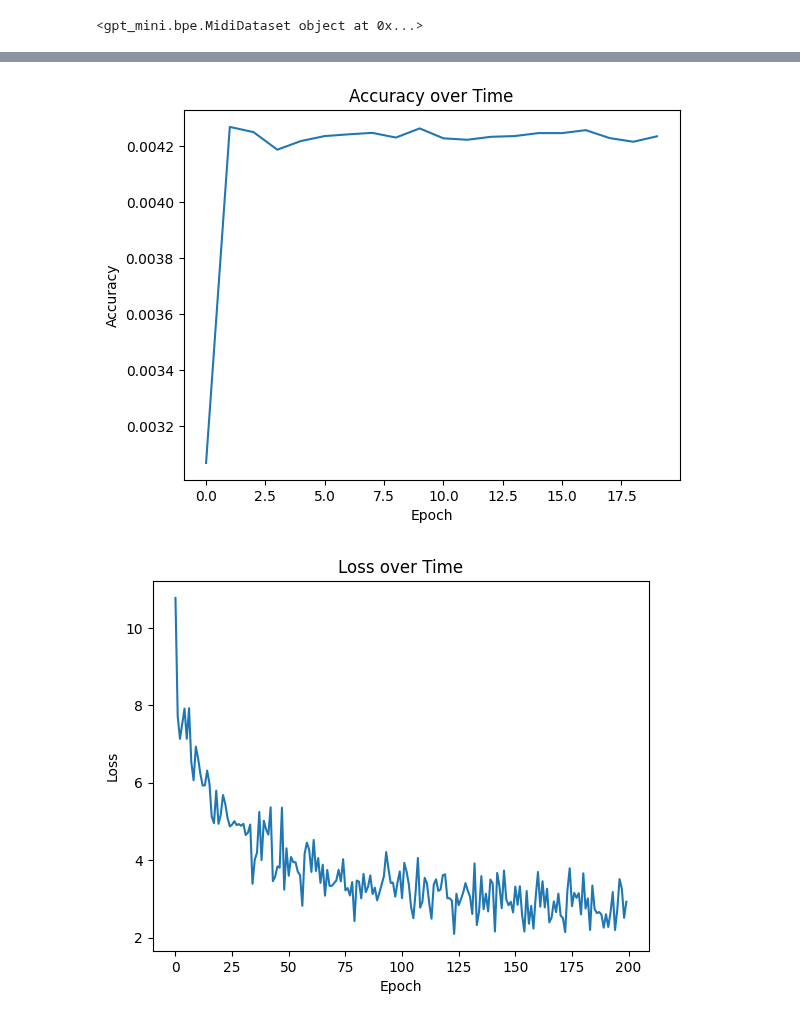
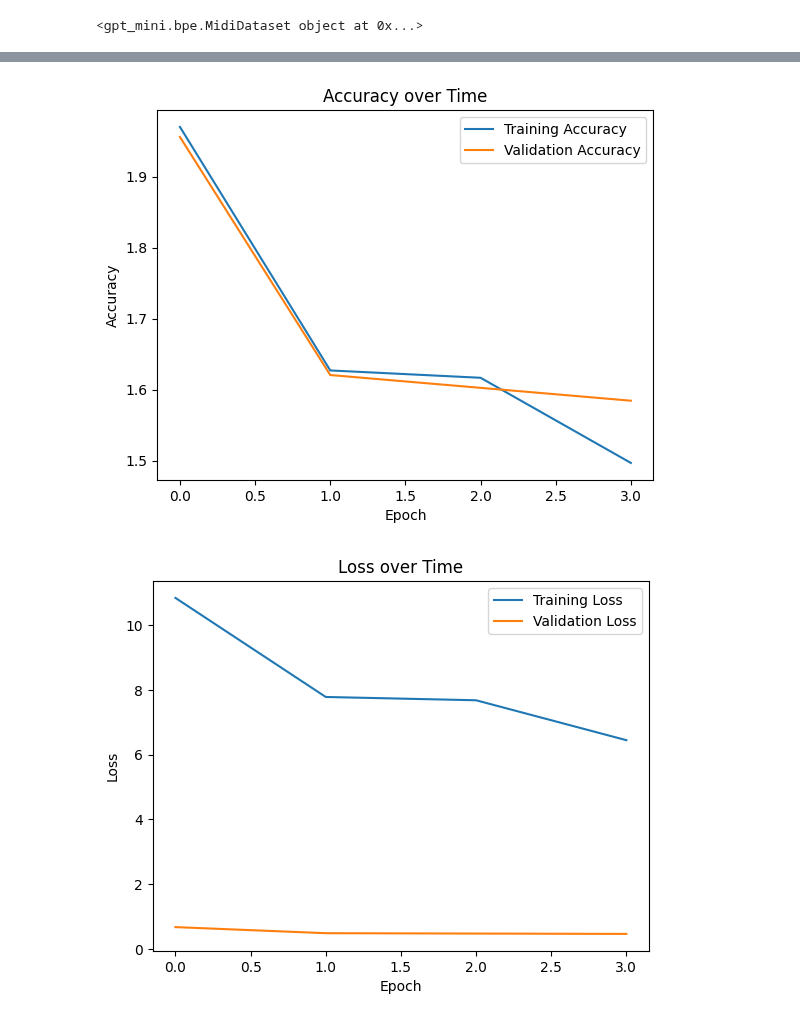
Before and after one commit to robrohan/AUT, a Jupyter notebook: Report2/2_train_gpt_model.ipynb, the cells around one changed output, grey strips where cells are left out. Drawn from its saved outputs; the diff is of its cells as text; code cells hidden in the pictures.

Commit message:
Trying to track training better

```diff
--- a/Report2/2_train_gpt_model.ipynb
+++ b/Report2/2_train_gpt_model.ipynb
@@ -74,23 +84,23 @@ tokenizer = pickle.load(f)
 f.flush()
 f.close()
 # %%
-test_files = []
-with open(CONFIG["preprocess"]["data_test"], "r", encoding="utf-8") as f:
-    test_files = f.readlines()
+# test_files = []
+# with open(CONFIG["preprocess"]["data_test"], "r", encoding="utf-8") as f:
+#     test_files = f.readlines()
 
-encoded_test_set = []
-for test_input in test_files:
-    tokens = tokenizer.encode(f"{Path.cwd()}/{str.rstrip(test_input)}")
-    encoded_test_set.append(tokens[0].ids)
+# encoded_test_set = []
+# for test_input in test_files:
+#     tokens = tokenizer.encode(f"{Path.cwd()}/{str.rstrip(test_input)}")
+#     encoded_test_set.append(tokens[0].ids)
 
-f = open("test_set.pkl", 'wb')
-pickle.dump(encoded_test_set, f)
-f.flush()
-f.close()
+# f = open("test_set.pkl", 'wb')
+# pickle.dump(encoded_test_set, f)
+# f.flush()
+# f.close()
 
-f = open("test_set.pkl", 'rb')
-encoded_test_set = pickle.load(f)
-f.close()
+# f = open("test_set.pkl", 'rb')
+# encoded_test_set = pickle.load(f)
+# f.close()
 
-len(encoded_test_set)
-print(encoded_test_set[0])
+# len(encoded_test_set)
+# print(encoded_test_set[0])
@@ -187,17 +150,29 @@ iter_dt 102.28ms; iter 19900: train loss 2.92609
+# %%
+f = open(f"./checkpoints/state.pkl", 'rb')
+train_graph_state = pickle.load(f)
+f.close()
+loss_values = train_graph_state["loss_values"]
+val_loss = train_graph_state["val_loss"]
+accuracy_values = train_graph_state["accuracy_values"]
+val_accuracy = train_graph_state["val_accuracy"]
 # %%
 # Plot the accuracy graph
-plt.plot(accuracy_values)
+plt.plot(accuracy_values, label='Training Accuracy')
+plt.plot(val_accuracy, label='Validation Accuracy')
 plt.xlabel('Epoch')
 plt.ylabel('Accuracy')
 plt.title('Accuracy over Time')
+plt.legend()
 plt.show()
 # %% [output]
-[figure, old version]
+[figure, new version]
 # %%
-plt.plot(loss_values)
+plt.plot(loss_values,  label='Training Loss')
+plt.plot(val_loss, label='Validation Loss')
 plt.xlabel('Epoch')
 plt.ylabel('Loss')
 plt.title('Loss over Time')
+plt.legend()
 plt.show()
 # %% [output]
-[figure, old version]
+[figure, new version]
```
Also changed, not shown: parts of 5 cells of this notebook, 7 other files.
